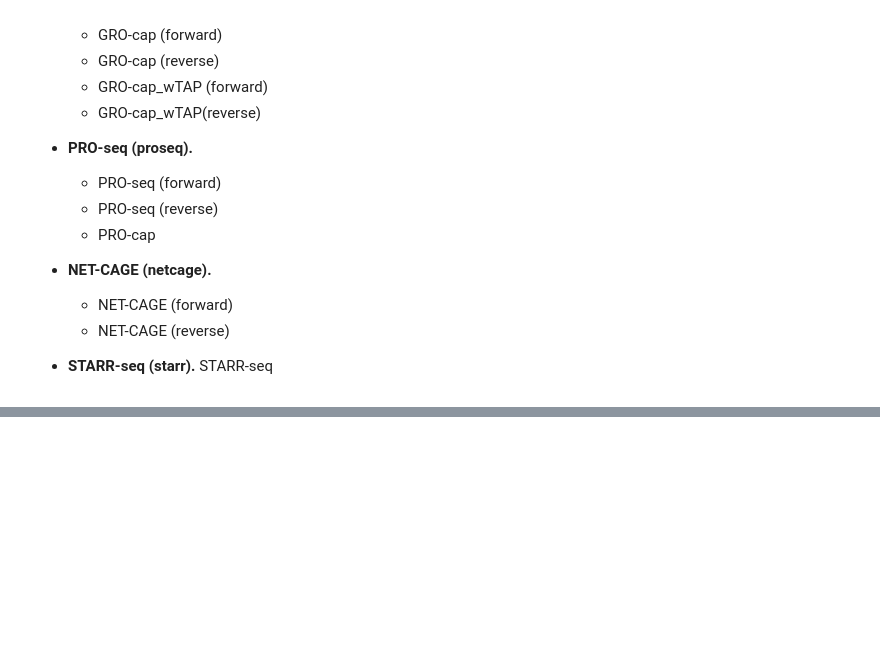
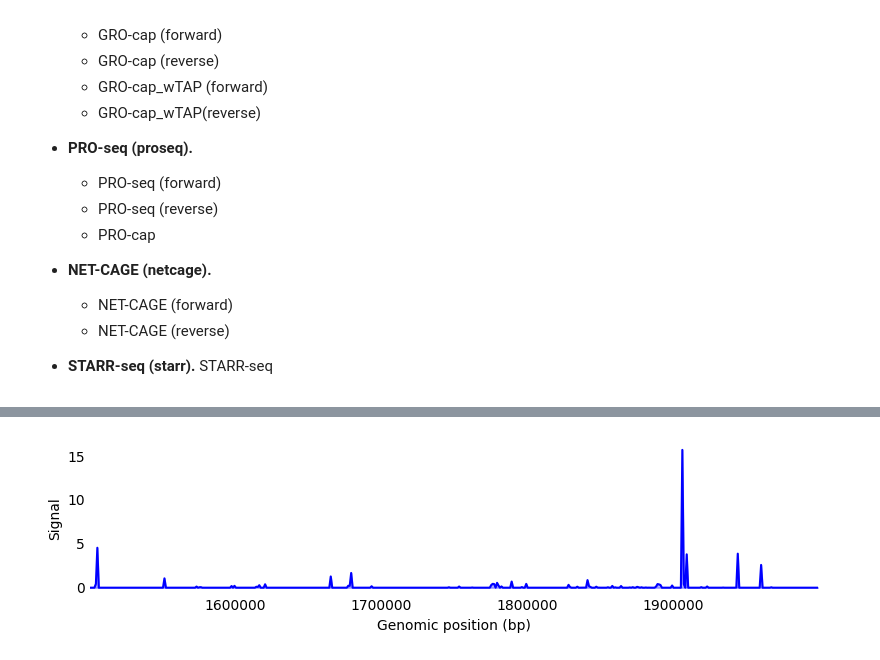
Before and after one commit to liu-bioinfo-lab/general_AI_model, a Jupyter notebook: epcotv2_basic_tutorial.ipynb, the cells around one changed output, grey strips where cells are left out. Saved outputs shown, nothing was run; the diff lists cells and outputs as text; code cells hidden in the pictures; blank space fills up the shorter version.

```diff
--- a/epcotv2_basic_tutorial.ipynb
+++ b/epcotv2_basic_tutorial.ipynb
@@ -218,0 +234,25 @@ starr (1, 500, 1)
+# %%
+epi_data=out_dic["epi"] # Also for other one dimential sequence
+epi_map=epi_data[0,:,1] # You can check the epi list at data/epi_list
+# %%
+n_bins = epi_map.shape[0]
+pixel_width   = (end - start) / n_bins
+genomic_coords = start + pixel_width/2 + np.arange(n_bins) * pixel_width
+fig, ax = plt.subplots(figsize=(8, 2.2))
+sig = np.clip(epi_map, 0, None)
+ax.plot(genomic_coords, sig, color='blue', lw=1.5)
+ax.fill_between(genomic_coords, 0, sig, alpha=0.3, color='blue')
+
+xlim = (genomic_coords.min(), genomic_coords.max())
+ax.set_xlim(xlim)
+for spine in ax.spines.values():
+    spine.set_visible(False)
+ax.tick_params(axis='both', which='both', length=0)
+ax.ticklabel_format(axis='x', style='plain', useOffset=False)
+ax.set_xlabel("Genomic position (bp)", fontsize=10)
+ax.set_ylabel("Signal", fontsize=10)
+plt.tight_layout()
+
+plt.show()
+# %% [output]
+[figure, added]
```
Also changed, not shown: parts of 14 cells of this notebook.
